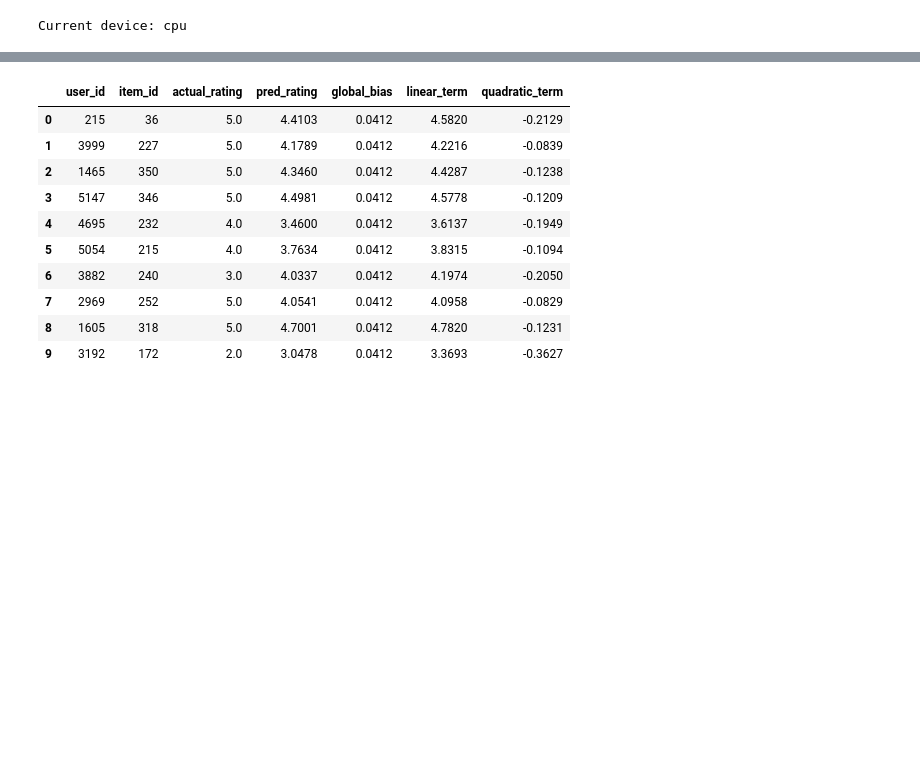
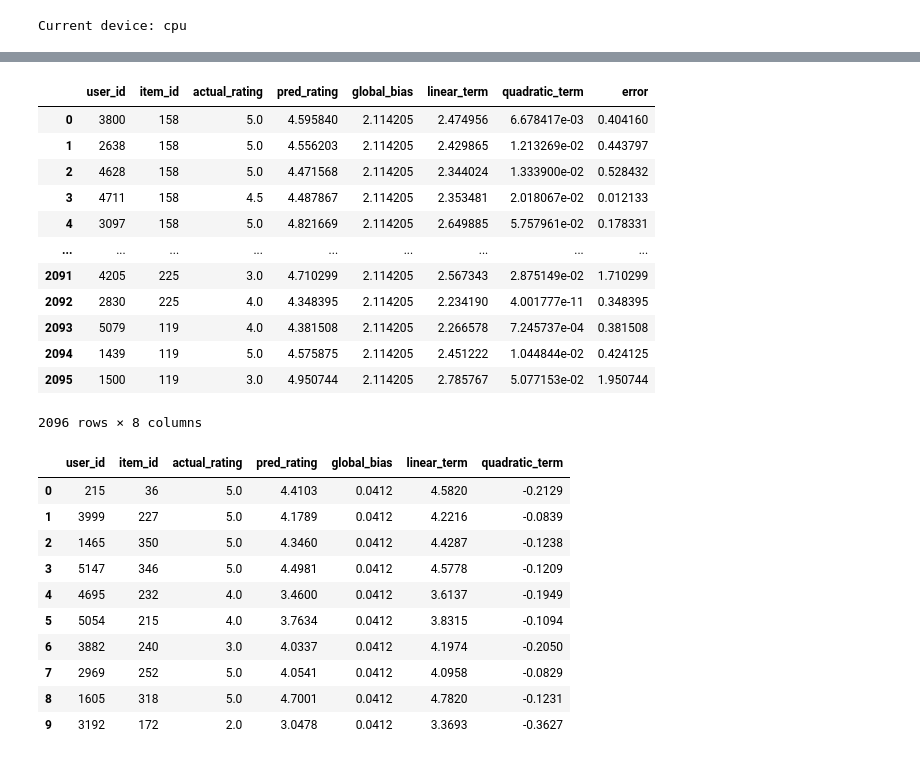
Before and after one commit to han942/vscode, a Jupyter notebook: projects/rating_recsys/diningcode_analysis.ipynb, the cells around one changed output, grey strips where cells are left out. Cells and saved outputs as stored; diff of their text form; code cells hidden in the pictures; blank space fills up the shorter version.

```diff
--- a/projects/rating_recsys/diningcode_analysis.ipynb
+++ b/projects/rating_recsys/diningcode_analysis.ipynb
@@ -790,3 +781,19 @@ result_df = explain_all_predictions(model, te_dataset)
+# %%
+result_df
+# %% [output]
+|  | user_id | item_id | actual_rating | pred_rating | global_bias | linear_term | quadratic_term | error |
+| 0 | 3800 | 158 | 5.0 | 4.595840 | 2.114205 | 2.474956 | 6.678417e-03 | 0.404160 |
+| 1 | 2638 | 158 | 5.0 | 4.556203 | 2.114205 | 2.429865 | 1.213269e-02 | 0.443797 |
+| 2 | 4628 | 158 | 5.0 | 4.471568 | 2.114205 | 2.344024 | 1.333900e-02 | 0.528432 |
+| 3 | 4711 | 158 | 4.5 | 4.487867 | 2.114205 | 2.353481 | 2.018067e-02 | 0.012133 |
+| 4 | 3097 | 158 | 5.0 | 4.821669 | 2.114205 | 2.649885 | 5.757961e-02 | 0.178331 |
+| ... | ... | ... | ... | ... | ... | ... | ... | ... |
+| 2091 | 4205 | 225 | 3.0 | 4.710299 | 2.114205 | 2.567343 | 2.875149e-02 | 1.710299 |
+| 2092 | 2830 | 225 | 4.0 | 4.348395 | 2.114205 | 2.234190 | 4.001777e-11 | 0.348395 |
+| 2093 | 5079 | 119 | 4.0 | 4.381508 | 2.114205 | 2.266578 | 7.245737e-04 | 0.381508 |
+| 2094 | 1439 | 119 | 5.0 | 4.575875 | 2.114205 | 2.451222 | 1.044844e-02 | 0.424125 |
+| 2095 | 1500 | 119 | 3.0 | 4.950744 | 2.114205 | 2.785767 | 5.077153e-02 | 1.950744 |
+2096 rows × 8 columns
 # %%
 def explain_predictions(model, dataset, n=5):
     model.eval()
```
Also changed, not shown: parts of 9 cells of this notebook, 1 other file.
